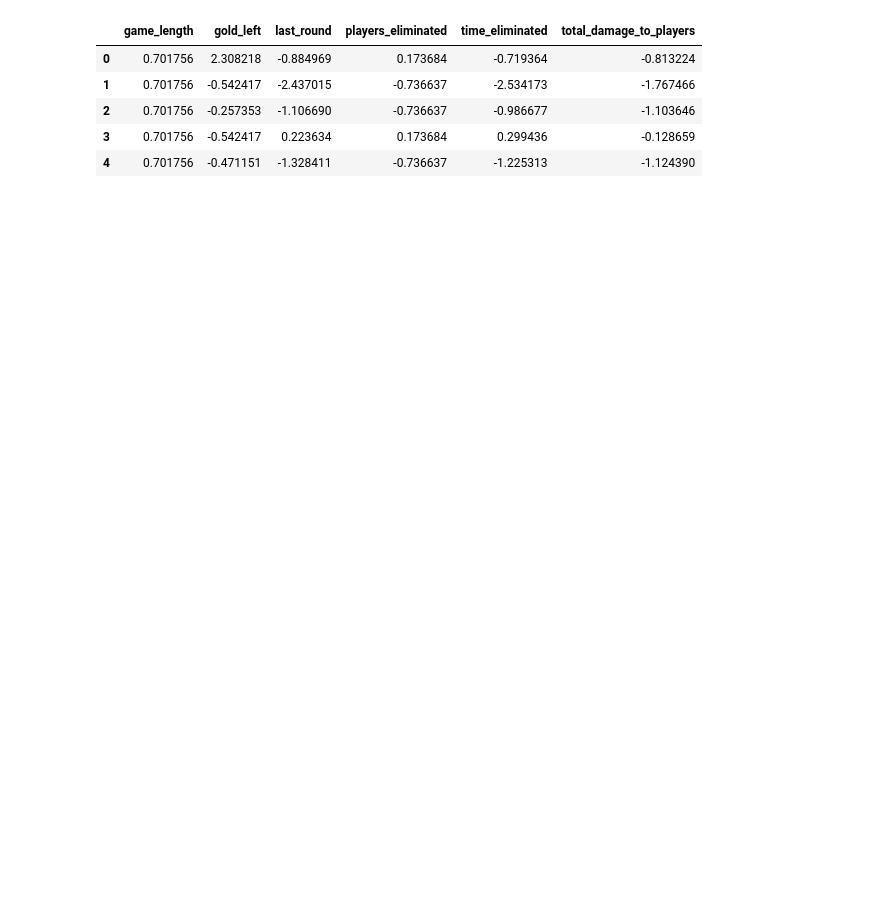
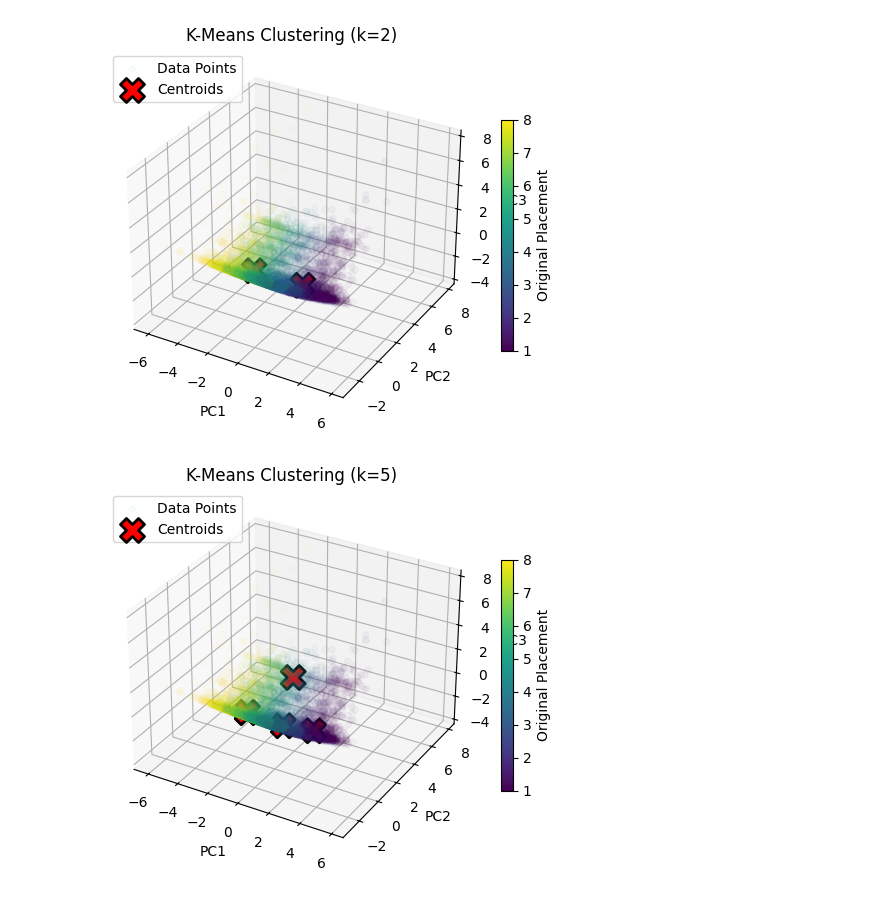
Before and after one commit to WiHi1131/Machine-Learning-Project, a Jupyter notebook: code/Clustering.ipynb, the cells around one changed output. Cells and saved outputs as stored; diff of their text form; code cells hidden in the pictures; blank space fills up the shorter version.

Commit message:
Performed K-Means & generated plots

```diff
--- a/code/Clustering.ipynb
+++ b/code/Clustering.ipynb
@@ -28,18 +49,0 @@ df_new.head()
-# %%
-#Normalization
-from sklearn.preprocessing import StandardScaler
-
-scaler = StandardScaler()
-
-df_scaled_array = scaler.fit_transform(df_new)
-
-df_scaled = pd.DataFrame(df_scaled_array, columns=df_new.columns)
-
-df_scaled.head()
-# %% [output]
-|  | game_length | gold_left | last_round | players_eliminated | time_eliminated | total_damage_to_players |
-| 0 | 0.701756 | 2.308218 | -0.884969 | 0.173684 | -0.719364 | -0.813224 |
-| 1 | 0.701756 | -0.542417 | -2.437015 | -0.736637 | -2.534173 | -1.767466 |
-| 2 | 0.701756 | -0.257353 | -1.106690 | -0.736637 | -0.986677 | -1.103646 |
-| 3 | 0.701756 | -0.542417 | 0.223634 | 0.173684 | 0.299436 | -0.128659 |
-| 4 | 0.701756 | -0.471151 | -1.328411 | -0.736637 | -1.225313 | -1.124390 |
@@ -50,0 +50,56 @@ df_scaled.to_csv("../data/scaled_clustering_data.csv", index=False)
+# %%
+
+k_values = [2, 5, 8]
+
+for k in k_values:
+    km = KMeans(n_clusters=k, random_state=42)
+    cluster_labels = km.fit_predict(X)
+
+
+    centroids = km.cluster_centers_
+
+    fig = plt.figure(figsize=(6, 5))
+    ax = fig.add_subplot(111, projection='3d')
+
+    scatter = ax.scatter(
+        df_pca['PC1'],
+        df_pca['PC2'],
+        df_pca['PC3'],
+        c=df_pca['placement'],
+        cmap='viridis',
+        alpha=0.03,
+        label='Data Points'
+    )
+
+
+    ax.scatter(
+        centroids[:, 0],
+        centroids[:, 1],
+        centroids[:, 2],
+        c='red',
+        s=300,
+        marker='X',
+        edgecolors='black',
+        linewidths=2,
+        alpha=1,
+        zorder=10,
+        label='Centroids'
+    )
+
+
+    ax.set_xlabel('PC1')
+    ax.set_ylabel('PC2')
+    ax.set_zlabel('PC3')
+    ax.set_title(f'K-Means Clustering (k={k})')
+
+
+    cbar = plt.colorbar(scatter, ax=ax, shrink=0.6)
+    cbar.set_label('Original Placement')
+    cbar.solids.set_alpha(1)
+
+
+    plt.legend(loc='upper left')
+    plt.show()
+# %% [output]
+[figure, added]
+[figure, added]
```
Also changed, not shown: parts of 6 cells of this notebook, 5 other files.
